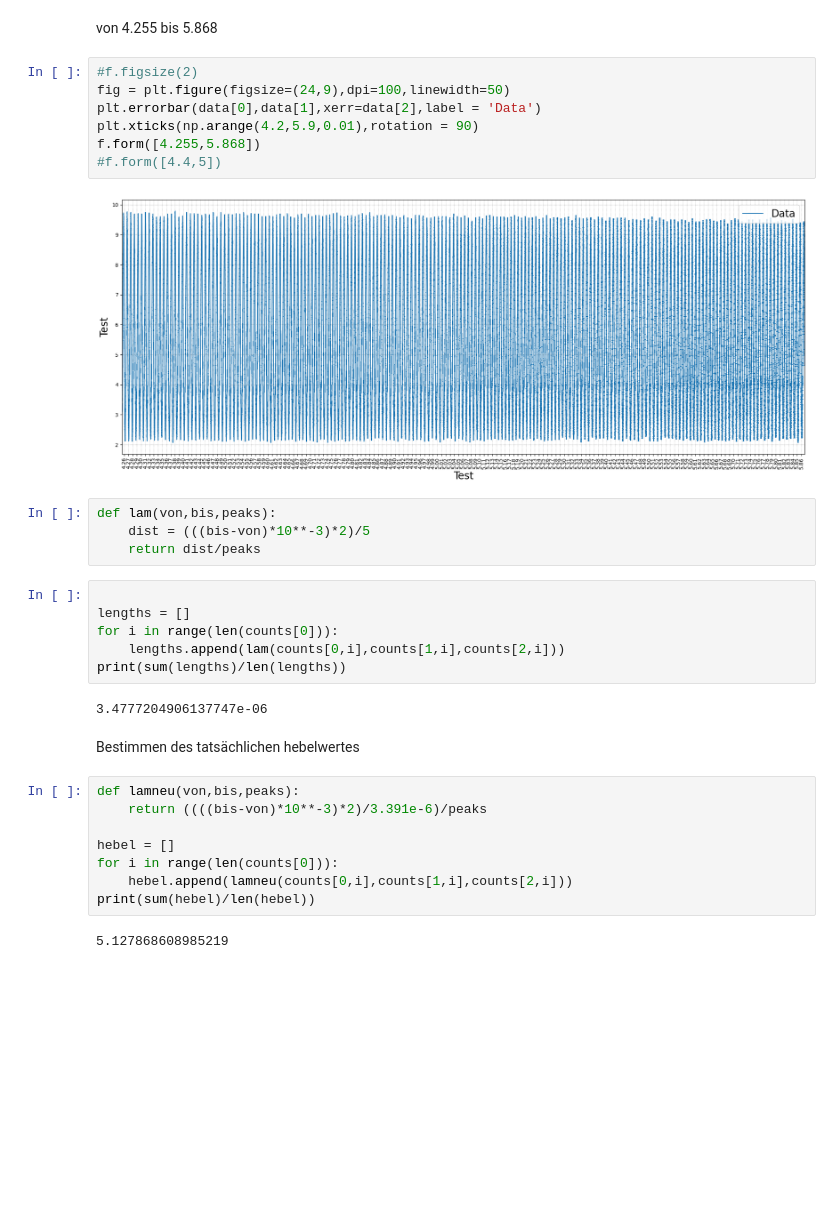
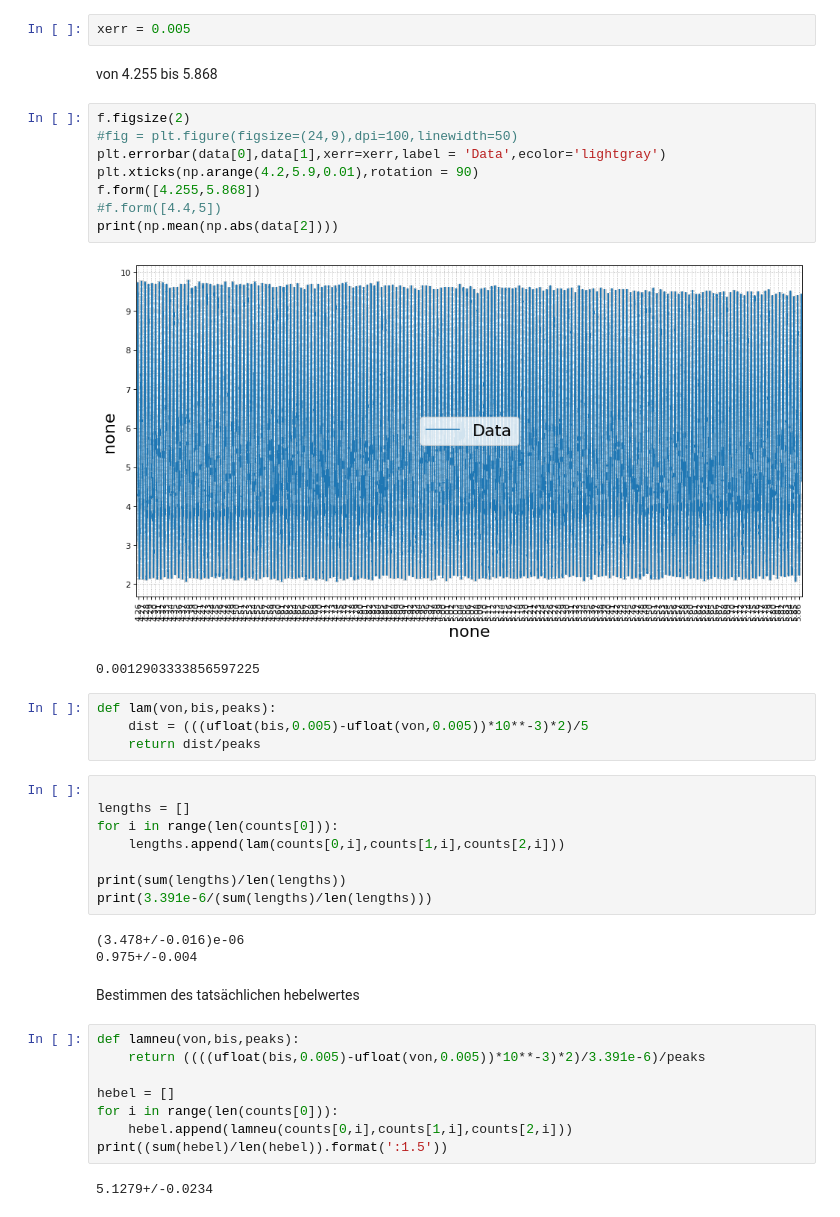
Before and after one commit to Friedrich-Jahns/Fortgeschrittenen-Praktikum-Physik, a Jupyter notebook: FP4_Michelson/A3/A3_count.ipynb, the cells around one changed output. Drawn from its saved outputs; the diff is of its cells as text; blank space fills up the shorter version.

```diff
--- a/FP4_Michelson/A3/A3_count.ipynb
+++ b/FP4_Michelson/A3/A3_count.ipynb
@@ -21,39 +22,46 @@ with open('Data/counts.txt','r') as tf:
     counts = np.genfromtxt(tf).T
 
 data = f.channel_to_pos(data,cal)
+# %%
+xerr = 0.005
 # %% [markdown]
 von 4.255
 bis 5.868
 # %%
-#f.figsize(2)
-fig = plt.figure(figsize=(24,9),dpi=100,linewidth=50)
-plt.errorbar(data[0],data[1],xerr=data[2],label = 'Data')
+f.figsize(2)
+#fig = plt.figure(figsize=(24,9),dpi=100,linewidth=50)
+plt.errorbar(data[0],data[1],xerr=xerr,label = 'Data',ecolor='lightgray')
 plt.xticks(np.arange(4.2,5.9,0.01),rotation = 90)
 f.form([4.255,5.868])
 #f.form([4.4,5])
+print(np.mean(np.abs(data[2])))
 # %% [output]
-[figure, old version]
+[figure, new version]
+0.0012903333856597225
 # %%
 def lam(von,bis,peaks):
-    dist = (((bis-von)*10**-3)*2)/5
+    dist = (((ufloat(bis,0.005)-ufloat(von,0.005))*10**-3)*2)/5
     return dist/peaks
 # %%
 
 lengths = []
 for i in range(len(counts[0])):
     lengths.append(lam(counts[0,i],counts[1,i],counts[2,i]))
+
 print(sum(lengths)/len(lengths))
+print(3.391e-6/(sum(lengths)/len(lengths)))
 # %% [output]
-3.4777204906137747e-06
+(3.478+/-0.016)e-06
+0.975+/-0.004
 # %% [markdown]
 Bestimmen des tatsächlichen hebelwertes
 # %%
 def lamneu(von,bis,peaks):
-    return ((((bis-von)*10**-3)*2)/3.391e-6)/peaks
+    return ((((ufloat(bis,0.005)-ufloat(von,0.005))*10**-3)*2)/3.391e-6)/peaks
 
 hebel = []
 for i in range(len(counts[0])):
     hebel.append(lamneu(counts[0,i],counts[1,i],counts[2,i]))
-print(sum(hebel)/len(hebel))
+print((sum(hebel)/len(hebel)).format(':1.5'))
 # %% [output]
-5.127868608985219
+5.1279+/-0.0234
```
Also changed, not shown: parts of 1 cell of this notebook, 16 other files.
